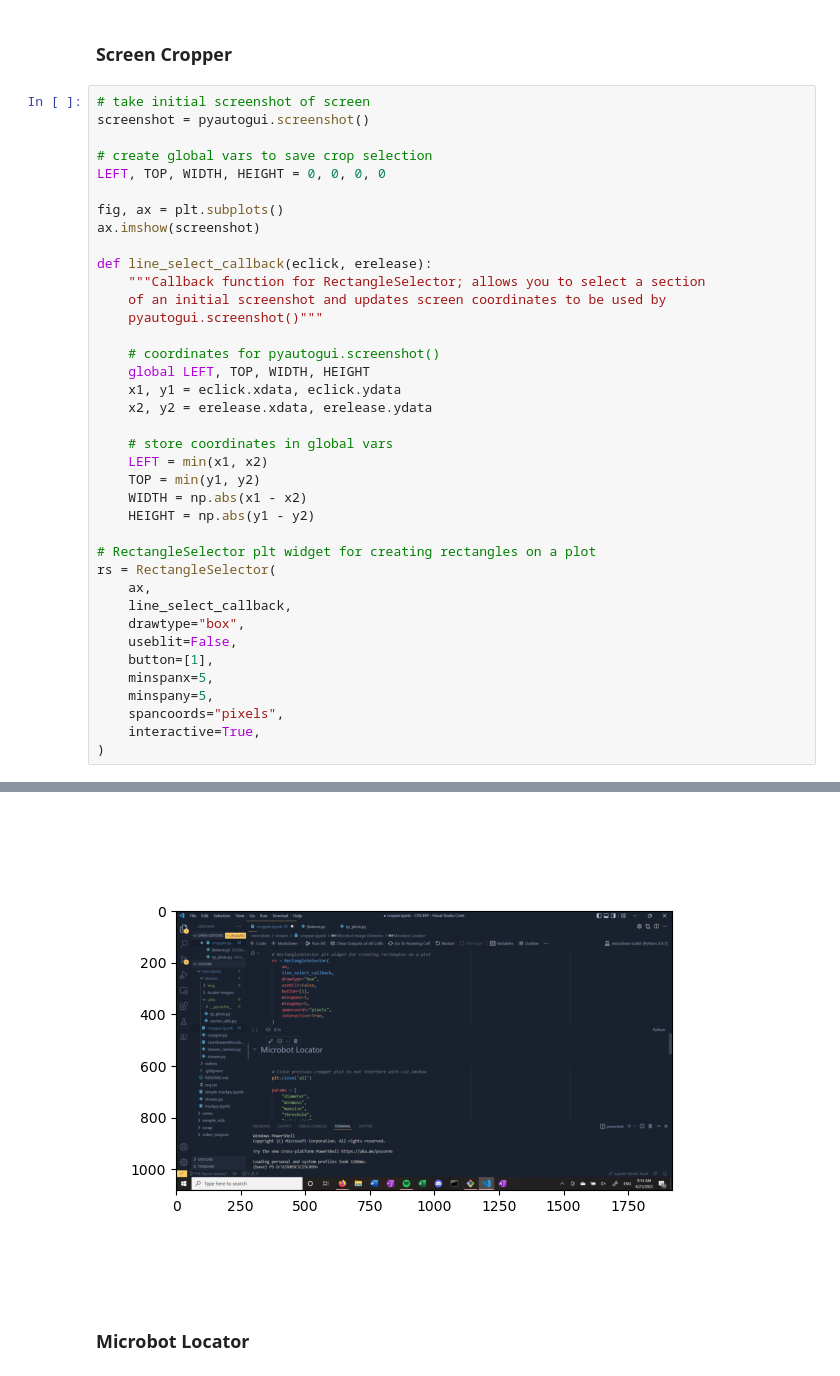
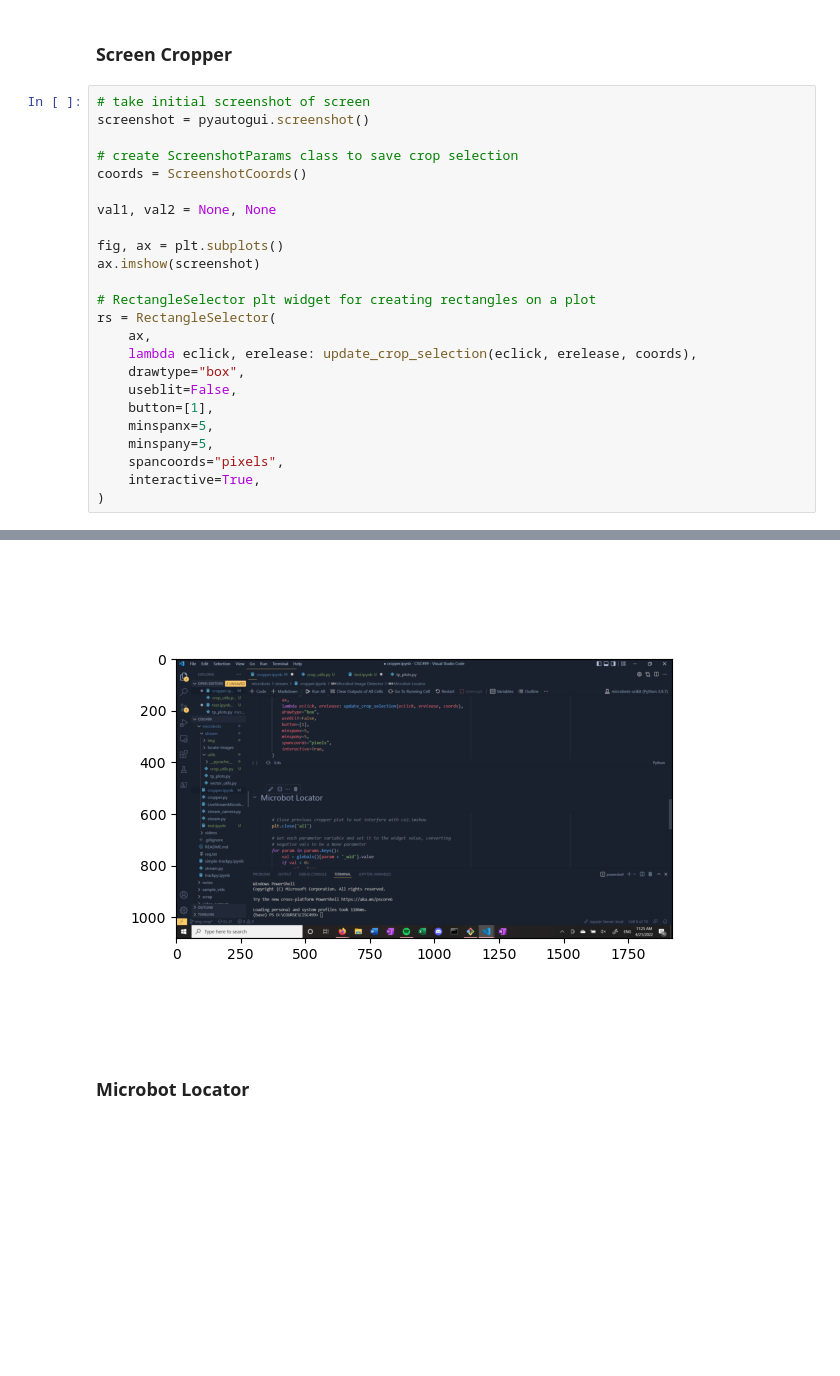
Before and after one commit to gavinbm/microbots, a Jupyter notebook: stream/cropper.ipynb, the cells around one changed output, grey strips where cells are left out. Saved outputs shown, nothing was run; the diff lists cells and outputs as text; blank space fills up the shorter version.

Commit message:
moved logic in cropper.ipynb into its own module crop_utils to reduce clutter

```diff
--- a/stream/cropper.ipynb
+++ b/stream/cropper.ipynb
@@ -66,44 +59,30 @@ FloatSlider(value=1.0, description='Noise Size', max=10.0)
 # %%
 # take initial screenshot of screen
 screenshot = pyautogui.screenshot()
 
-# create global vars to save crop selection
-LEFT, TOP, WIDTH, HEIGHT = 0, 0, 0, 0
+# create ScreenshotParams class to save crop selection
+coords = ScreenshotCoords()
+
+val1, val2 = None, None
 
 fig, ax = plt.subplots()
 ax.imshow(screenshot)
 
-def line_select_callback(eclick, erelease):
-    """Callback function for RectangleSelector; allows you to select a section
-    of an initial screenshot and updates screen coordinates to be used by
-    pyautogui.screenshot()"""
-
-    # coordinates for pyautogui.screenshot()
-    global LEFT, TOP, WIDTH, HEIGHT
-    x1, y1 = eclick.xdata, eclick.ydata
-    x2, y2 = erelease.xdata, erelease.ydata
-
-    # store coordinates in global vars
-    LEFT = min(x1, x2)
-    TOP = min(y1, y2)
-    WIDTH = np.abs(x1 - x2)
-    HEIGHT = np.abs(y1 - y2)
-
 # RectangleSelector plt widget for creating rectangles on a plot
 rs = RectangleSelector(
     ax,
-    line_select_callback,
+    lambda eclick, erelease: update_crop_selection(eclick, erelease, coords),
     drawtype="box",
     useblit=False,
     button=[1],
     minspanx=5,
     minspany=5,
     spancoords="pixels",
     interactive=True,
 )
 # %% [output]
 The 'drawtype' parameter of __init__() was deprecated in Matplotlib 3.5 and will be removed two minor releases later. If any parameter follows 'drawtype', they should be passed as keyword, not positio ...
   rs = RectangleSelector(
-[figure, old version]
+[figure, new version]
 # %% [markdown]
 ### Microbot Locator
```
Also changed, not shown: parts of 6 cells of this notebook, 1 other file.
